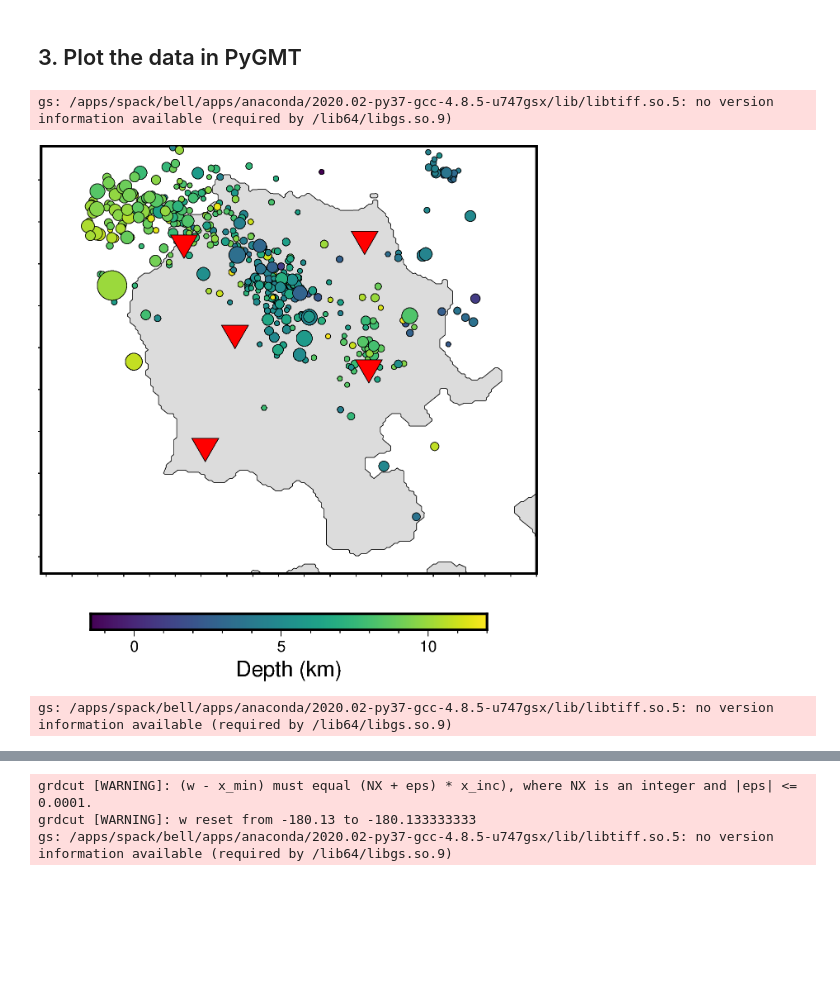
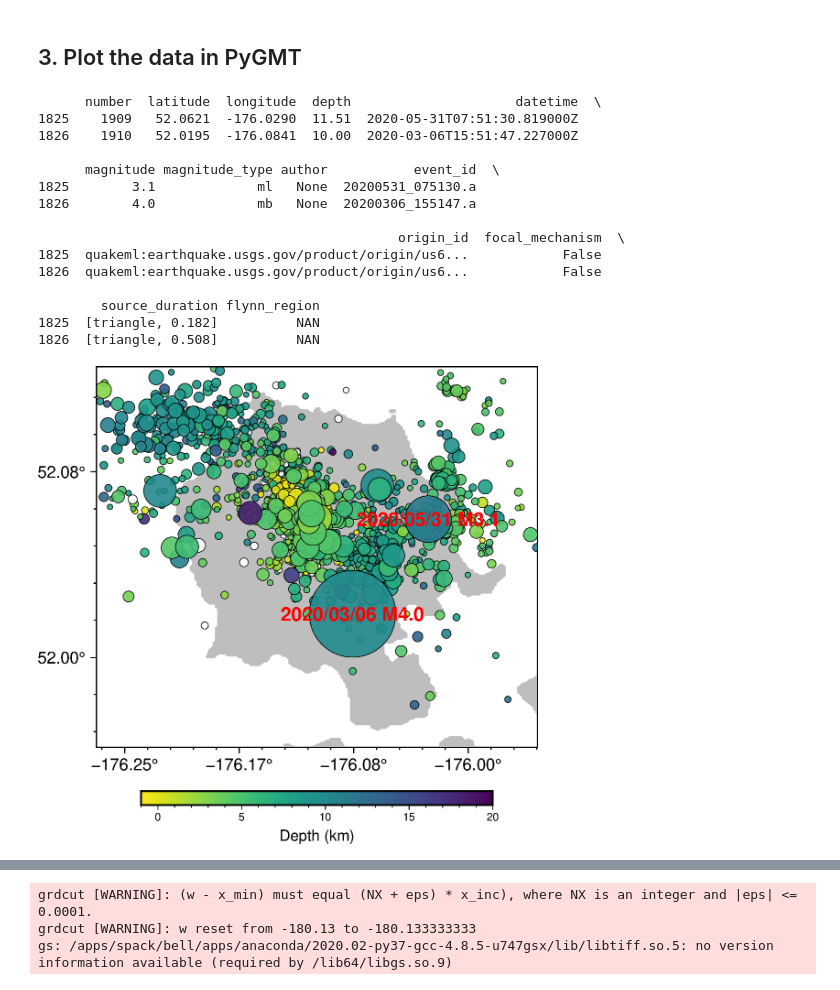
Before and after one commit to xtyangpsp/Paper_GreatSitkinDvv2024, a Jupyter notebook: dvv_results/GS_Map_Plots.ipynb, the cells around one changed output, grey strips where cells are left out. Drawn from its saved outputs; the diff is of its cells as text; code cells hidden in the pictures; blank space fills up the shorter version.

```diff
--- a/dvv_results/GS_Map_Plots.ipynb
+++ b/dvv_results/GS_Map_Plots.ipynb
@@ -16,9 +22,16 @@ np.set_printoptions(threshold=sys.maxsize)
 # %% [markdown]
 ## 1. Set Direc
 # %%
-rootpath = "/home/ckupres/volcanodvv" # roothpath for the project
-maindirec  = '/home/ckupres/volcanodvv/data_greatsitkin' #main project folder
-direc  = os.path.join(rootpath,'data_greatsitkin/MERGED_PAIRS_all_sta')
+maindirec  = 'data_greatsitkin' #main project folder
+figdir='Figures'
+os.makedirs(figdir, exist_ok=True)
+lonmin=-176.27
+lonmax=-175.95
+latmin=51.96
+latmax=52.13
+region = str(lonmin)+'/'+str(lonmax)+'/'+str(latmin)+'/'+str(latmax)
+stationfile='GreatSitkin_stations.csv'
+stainfo=pd.read_csv(stationfile)
 # %% [markdown]
 ## 2. Download EQ Data
 # %%
@@ -114,33 +73,61 @@ data
 data.to_csv('GS_earthquakes.csv', index=False)
 # %% [markdown]
 ## 3. Plot the data in PyGMT
+# %%
+databig3=data[data.magnitude>3] #get the big earthquakes above magnitude 3
+print(databig3)
+# %% [output]
+      number  latitude  longitude  depth                     datetime  \
+1825    1909   52.0621  -176.0290  11.51  2020-05-31T07:51:30.819000Z
+1826    1910   52.0195  -176.0841  10.00  2020-03-06T15:51:47.227000Z
+
+      magnitude magnitude_type author           event_id  \
+1825        3.1             ml   None  20200531_075130.a
+1826        4.0             mb   None  20200306_155147.a
+
+                                              origin_id  focal_mechanism  \
+1825  quakeml:earthquake.usgs.gov/product/origin/us6...            False
+1826  quakeml:earthquake.usgs.gov/product/origin/us6...            False
+
+        source_duration flynn_region
+1825  [triangle, 0.182]          NAN
+1826  [triangle, 0.508]          NAN
 # %%
 # Set the region for the plot to be slightly larger than the data bounds.
-region = ['-176.27/-175.95/51.96/52.13']
+mapproject='M3.2i'
+textlist=[]
+for i in range(len(databig3)):
+    textlist.append(databig3.datetime.values[i].strftime('%Y/%m/%d')+' M'+str(databig3.magnitude.values[i]))
 
 fig = pygmt.Figure()
-pygmt.config(MAP_FRAME_TYPE="plain")
-
-fig.basemap(region=region, projection="M4i", frame= 'f')
-fig.coast(land="#DCDCDC", water="#FFFFFFF", shorelines=True,frame = 'f')
-#fig.grdcontour(grid=grid)
-pygmt.makecpt(cmap="viridis", series=[data.depth.min(), data.depth.max()])
+pygmt.config(MAP_FRAME_TYPE="plain",FORMAT_GEO_MAP="ddd.xx")
+fig.basemap(region=region, projection=mapproject, frame=True)
+fig.coast(land="grey", water="white")
+pygmt.makecpt(cmap="viridis", series=[-1, eq_maxdepth],reverse=True)
 fig.plot(
     x=data.longitude,
     y=data.latitude,
-    size=0.1 * (2**data.magnitude),
-    color=data.depth,
+    size=0.1 * 2 ** data.magnitude,
+    fill=data.depth,
     cmap=True,
     style="cc",
     pen="black",
+    transparency=10,
 )
-fig.plot(x=sta_locs[:,1], y=sta_locs[:,0], style="i0.25i", color="red", pen="black")
-fig.colorbar(frame='af+l"Depth (km)"')
+fig.colorbar(frame='af+lDepth (km)')
+
+#plot big earthquakes
+fig.text(
+    text=textlist,
+    x=databig3.longitude,
+    y=databig3.latitude,
+    justify="CM",
+    font="10p,Helvetica-Bold,red",
+)
+
 fig.show()
 
-fig.savefig('map_depth.pdf')
+fig.savefig('GS_eqks_map_depth.pdf')
 # %% [output]
-gs: /apps/spack/bell/apps/anaconda/2020.02-py37-gcc-4.8.5-u747gsx/lib/libtiff.so.5: no version information available (required by /lib64/libgs.so.9)
-[figure, old version]
+[figure, new version]
-gs: /apps/spack/bell/apps/anaconda/2020.02-py37-gcc-4.8.5-u747gsx/lib/libtiff.so.5: no version information available (required by /lib64/libgs.so.9)
 # %%
```
Also changed, not shown: parts of 4 cells of this notebook, 1 other file.
